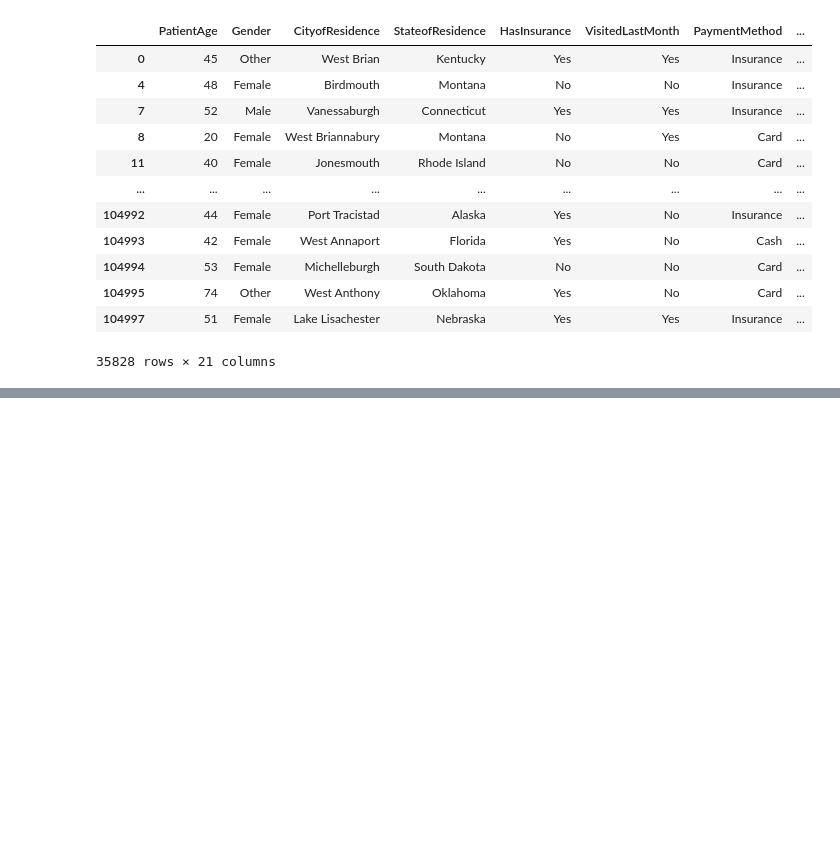
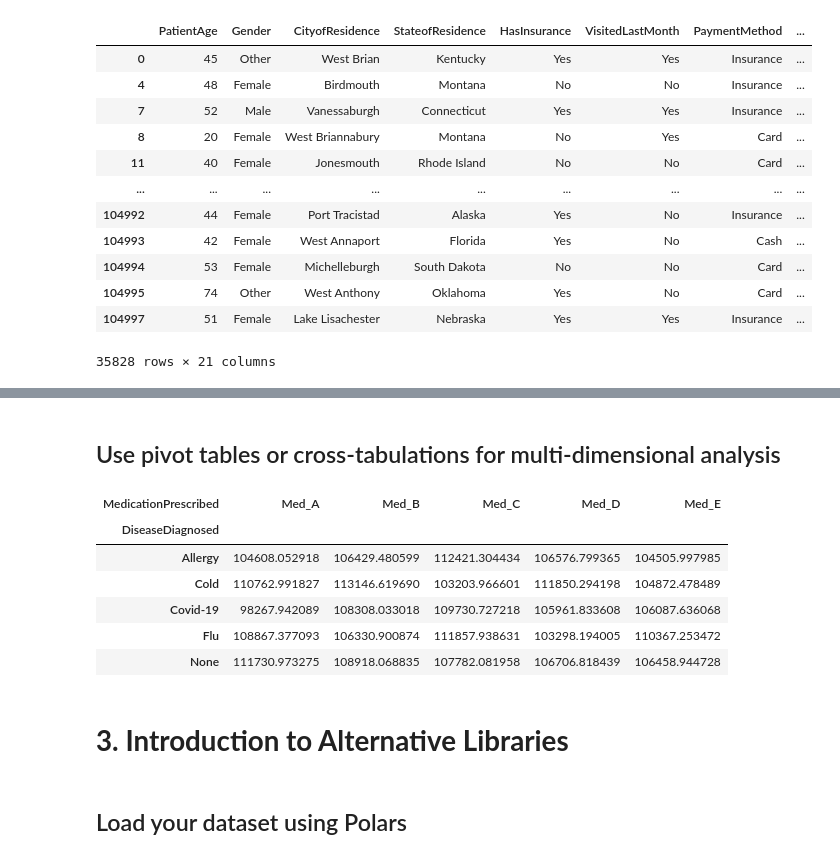
Before and after one commit to joyc3lin/datasci_2_manipulation, a Jupyter notebook: HHA507week2_assignment.ipynb, the cells around one changed output, grey strips where cells are left out. Cells and saved outputs as stored; diff of their text form; code cells hidden in the pictures; blank space fills up the shorter version.

```diff
--- a/HHA507week2_assignment.ipynb
+++ b/HHA507week2_assignment.ipynb
@@ -159,0 +211,18 @@ df
+# %% [markdown]
+## Use pivot tables or cross-tabulations for multi-dimensional analysis
+# %%
+# table showing total cost of prescriptions for medications prescribed to disease disgnosed
+pivot_df = df.pivot_table( index='DiseaseDiagnosed', columns='MedicationPrescribed', values = 'PrescriptionCost', aggfunc='sum' )
+pivot_df
+# %% [output]
+| MedicationPrescribed | Med_A | Med_B | Med_C | Med_D | Med_E |
+| DiseaseDiagnosed |  |  |  |  |  |
+| Allergy | 104608.052918 | 106429.480599 | 112421.304434 | 106576.799365 | 104505.997985 |
+| Cold | 110762.991827 | 113146.619690 | 103203.966601 | 111850.294198 | 104872.478489 |
+| Covid-19 | 98267.942089 | 108308.033018 | 109730.727218 | 105961.833608 | 106087.636068 |
+| Flu | 108867.377093 | 106330.900874 | 111857.938631 | 103298.194005 | 110367.253472 |
+| None | 111730.973275 | 108918.068835 | 107782.081958 | 106706.818439 | 106458.944728 |
+# %% [markdown]
+# **3. Introduction to Alternative Libraries**
+# %% [markdown]
+## Load your dataset using Polars
```
Also changed, not shown: parts of 14 cells of this notebook.
